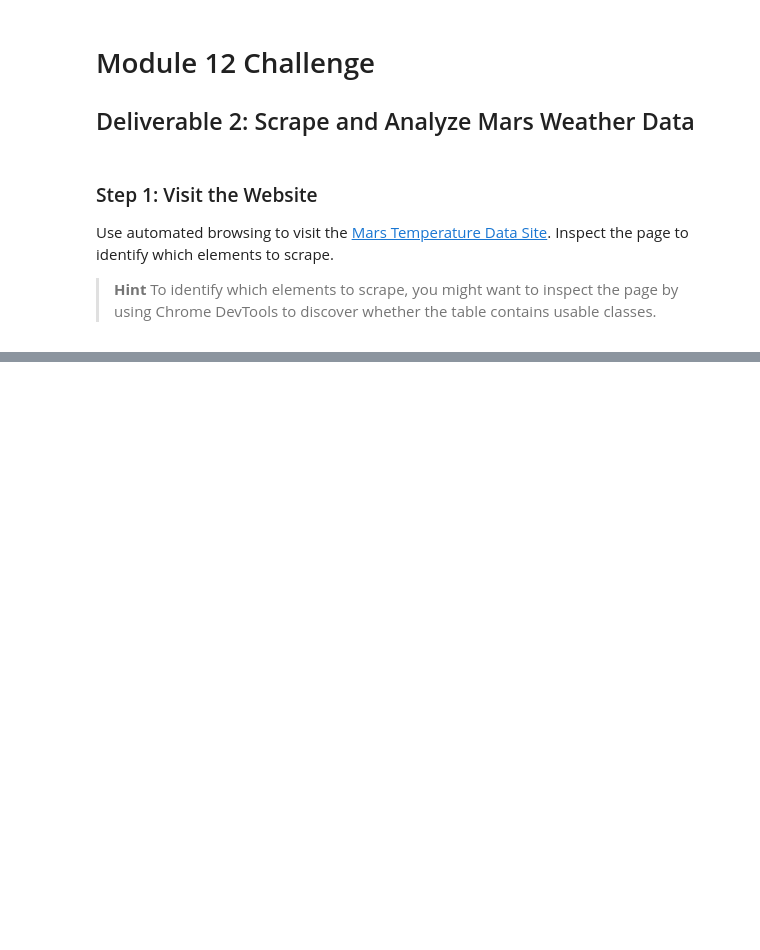
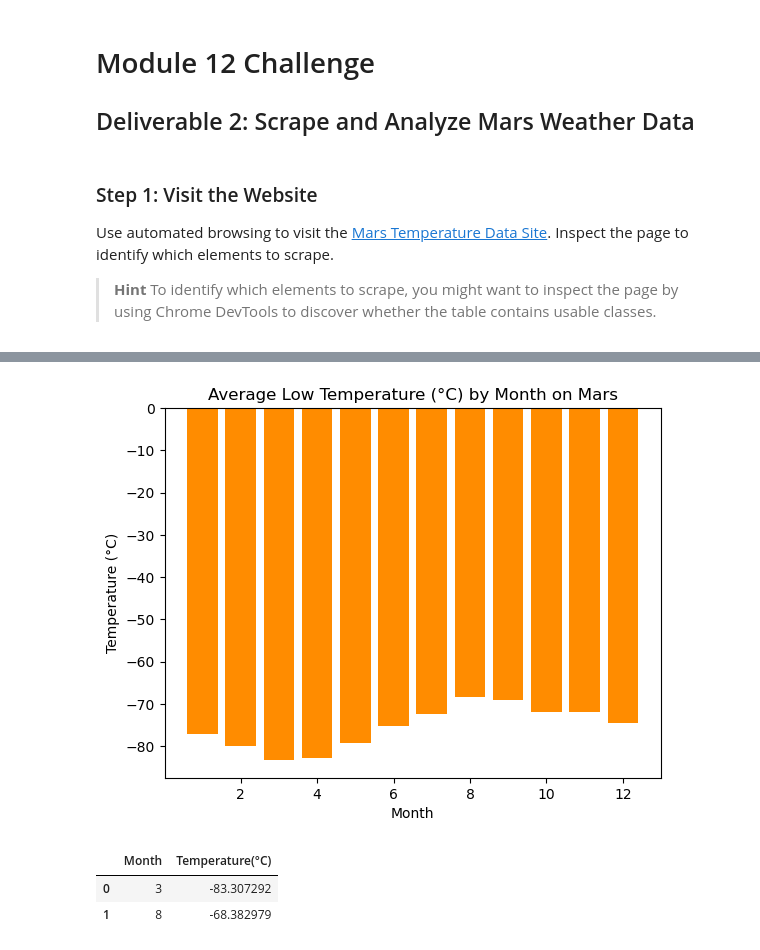
Before and after one commit to samipete/Mars-Scrape, a Jupyter notebook: part_2_mars_weather.ipynb, the cells around one changed output, grey strips where cells are left out. Drawn from its saved outputs; the diff is of its cells as text; code cells hidden in the pictures; blank space fills up the shorter version.

```diff
--- a/part_2_mars_weather.ipynb
+++ b/part_2_mars_weather.ipynb
@@ -23,0 +68,10 @@ html=browser.html
+# %%
+# Create an empty list
+row_list=[]
+
+# Loop through the scraped data to create a list of rows
+for row in rows_table:
+    data = row.find_all('td')
+    row_data = [td.text.strip() for td in data]
+    row_list.append(row_data)
+row_list
@@ -23,0 +96,3 @@ html=browser.html
+# %%
+# Create a Pandas DataFrame by using the list of rows and a list of the column names
+mars_weather_df=pd.DataFrame(row_list, columns=['id', 'terrestrial_date', 'sol', 'ls', 'month', 'min_temp', 'pressure'],)
@@ -23,0 +134,9 @@ html=browser.html
+# %%
+# Change data types for data analysis
+mars_weather_df['id']=mars_weather_df['id'].astype(int)
+mars_weather_df['terrestrial_date']=pd.to_datetime(mars_weather_df['terrestrial_date'])
+mars_weather_df['sol']=mars_weather_df['sol'].astype(int)
+mars_weather_df['ls']=mars_weather_df['ls'].astype(int)
+mars_weather_df['month']=mars_weather_df['month'].astype(int)
+mars_weather_df['min_temp']=mars_weather_df['min_temp'].astype(float)
+mars_weather_df['pressure']=mars_weather_df['pressure'].astype(float)
@@ -23,0 +183,4 @@ html=browser.html
+# %%
+# 3. What is the average low temperature by month?
+mars_mt_avg=mars_weather_df.groupby('month')['min_temp'].mean()
+print("Average low temperature (°C) by month on Mars:", mars_mt_avg)
@@ -23,0 +202,27 @@ html=browser.html
+# %%
+# Plot the average temperature by month
+plt.bar(mars_mt_avg.index, mars_mt_avg.values, color='darkorange')
+
+# set title and labels
+plt.title('Average Low Temperature (°C) by Month on Mars')
+plt.xlabel('Month')
+plt.ylabel('Temperature (°C)')
+plt.savefig("Output/avglowtemp.png")
+
+# display chart
+plt.show()
+# %% [output]
+[figure, added]
+# %%
+# Identify the coldest and hottest months in Curiosity's location
+coldest_month=mars_mt_avg.idxmin()
+hottest_month=mars_mt_avg.idxmax()
+
+# Create a df to show results
+hot_cold_df=pd.DataFrame({'Month': [coldest_month, hottest_month], 'Temperature(°C)': [mars_mt_avg[coldest_month], mars_mt_avg[hottest_month]]})
+
+hot_cold_df
+# %% [output]
+|  | Month | Temperature(°C) |
+| 0 | 3 | -83.307292 |
+| 1 | 8 | -68.382979 |
```
Also changed, not shown: parts of 46 cells of this notebook, 5 other files.
